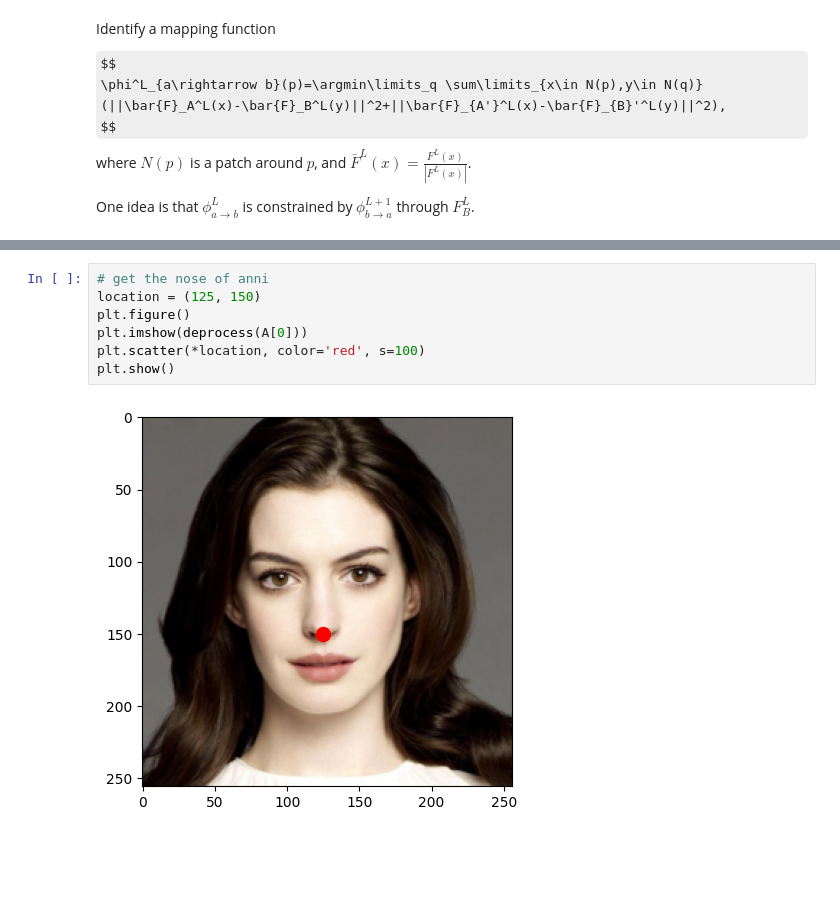
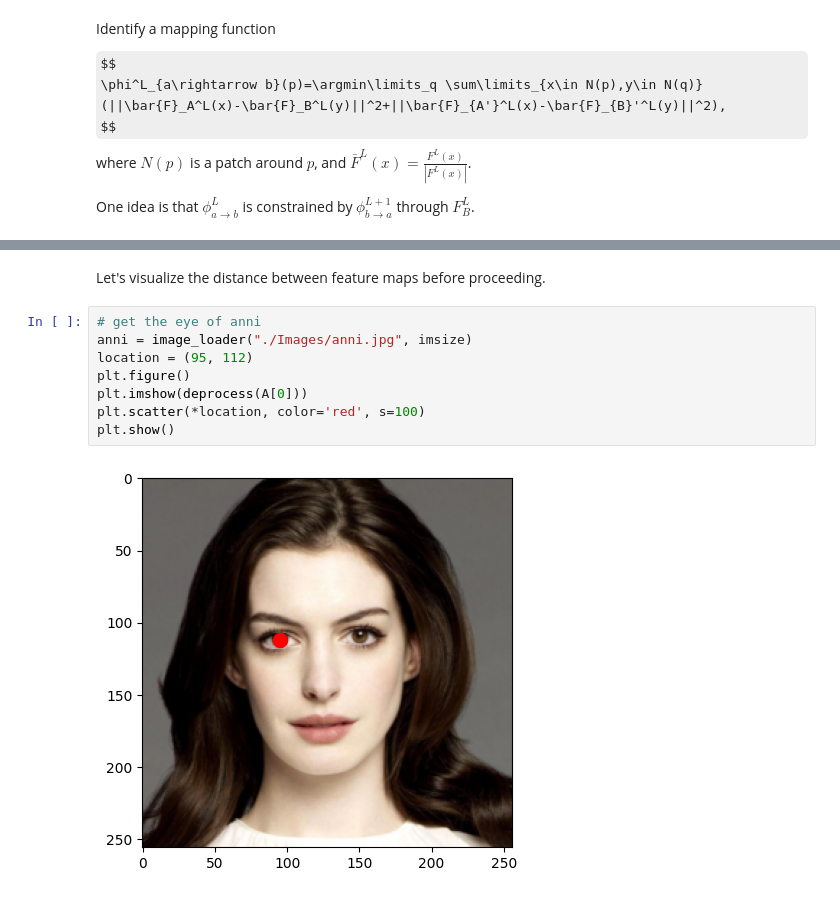
Before and after one commit to JKay15/PKU_CV2024fall, a Jupyter notebook: ImageAnalogy/Deep_Image_Analogy.ipynb, the cells around one changed output, grey strips where cells are left out. Cells and saved outputs as stored; diff of their text form; some formulas as TeX source; blank space fills up the shorter version.

```diff
--- a/ImageAnalogy/Deep_Image_Analogy.ipynb
+++ b/ImageAnalogy/Deep_Image_Analogy.ipynb
@@ -322,12 +314,15 @@ plt.show()
+# %% [markdown]
+Let's visualize the distance between feature maps before proceeding.
 # %%
-# get the nose of anni
-location = (125, 150)
+# get the eye of anni
+anni = image_loader("./Images/anni.jpg", imsize)
+location = (95, 112)
 plt.figure()
 plt.imshow(deprocess(A[0]))
 plt.scatter(*location, color='red', s=100)
 plt.show()
 # %% [output]
-[figure, old version]
+[figure, new version]
 # %%
 # find corresponding patch
 patch = (location[1] // 18, location[0] // 18)
```
Also changed, not shown: parts of 22 cells of this notebook.
